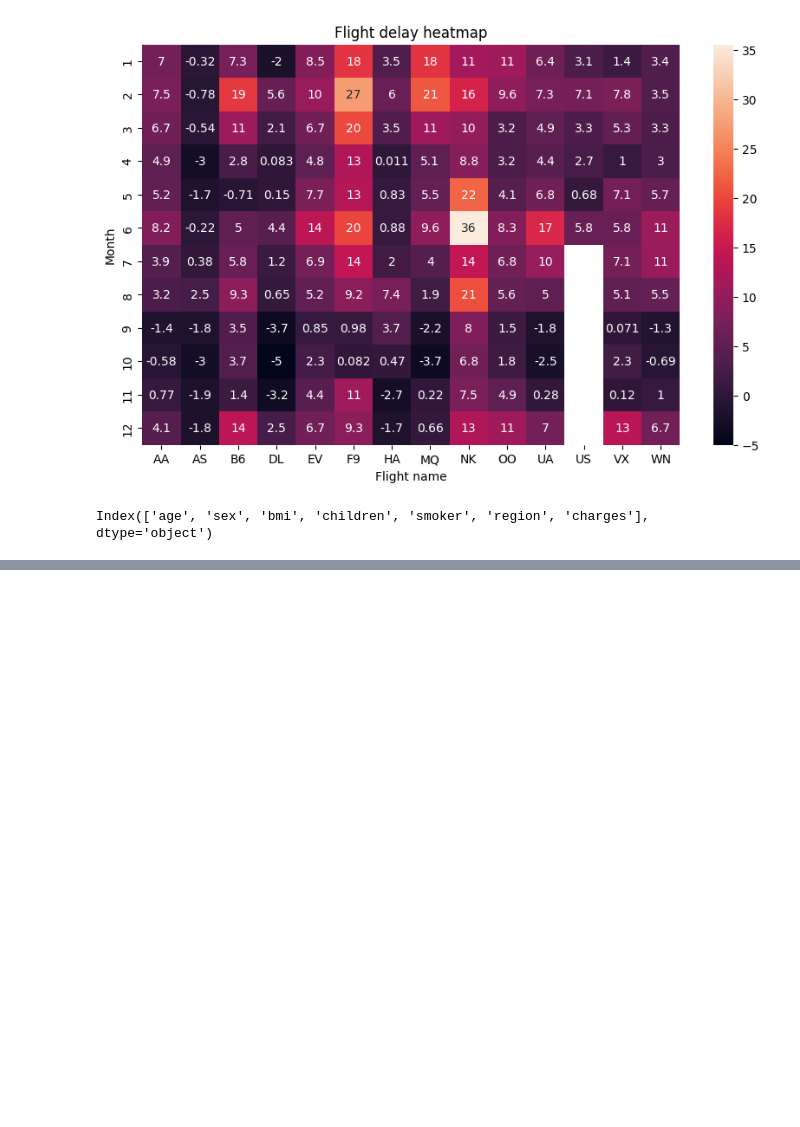
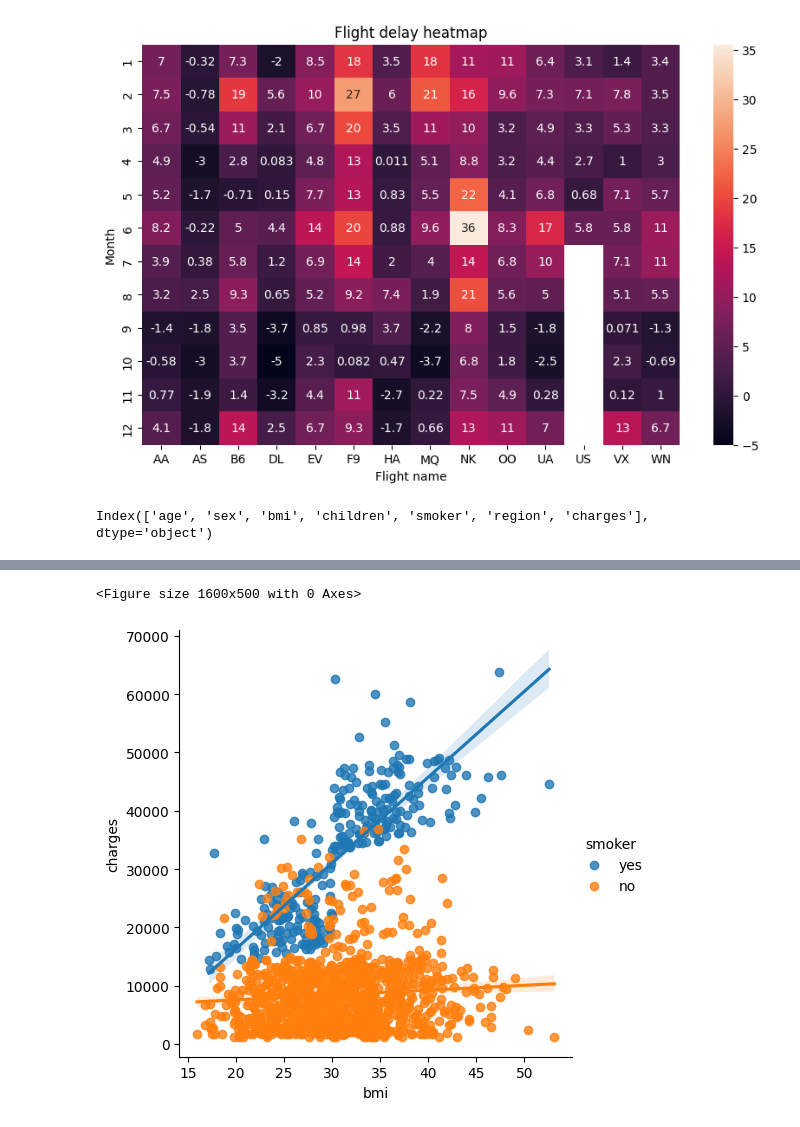
Before and after one commit to sanjograna711-arch/Practice-Learning-, a Jupyter notebook: Data_visualization.ipynb, the cells around one changed output, grey strips where cells are left out. Cells and saved outputs as stored; diff of their text form; code cells hidden in the pictures; blank space fills up the shorter version.

```diff
--- a/Data_visualization.ipynb
+++ b/Data_visualization.ipynb
@@ -65 +78,10 @@ Index(['age', 'sex', 'bmi', 'children', 'smoker', 'region', 'charges'], dtype='o
+# %%
+plt.figure(figsize = (16,5))
+
+sn.lmplot(x = "bmi", y = "charges" , hue = "smoker", data= insurance_data)
+
+plt.show()
+# %% [output]
+<Figure size 1600x500 with 0 Axes>
+[figure, added]
 # %%
```
Also changed, not shown: parts of 6 cells of this notebook.
